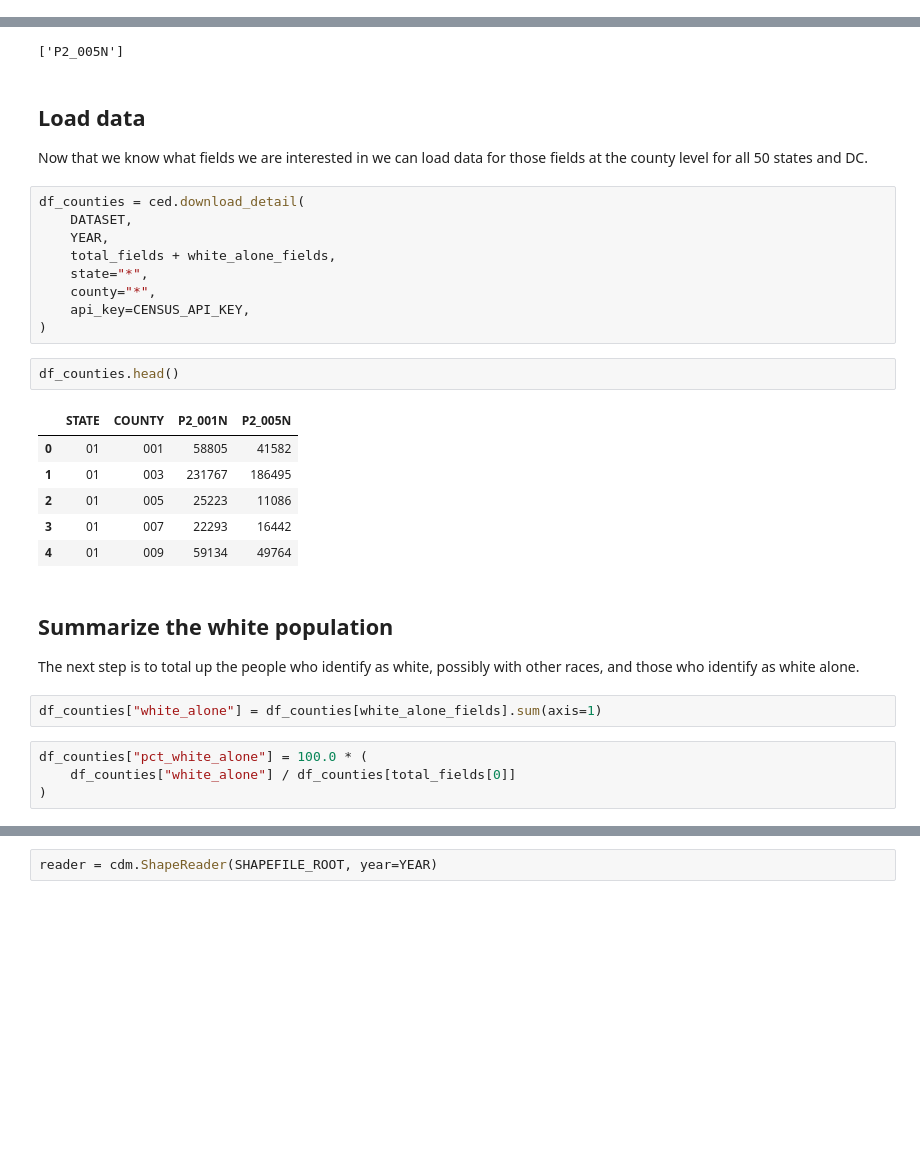
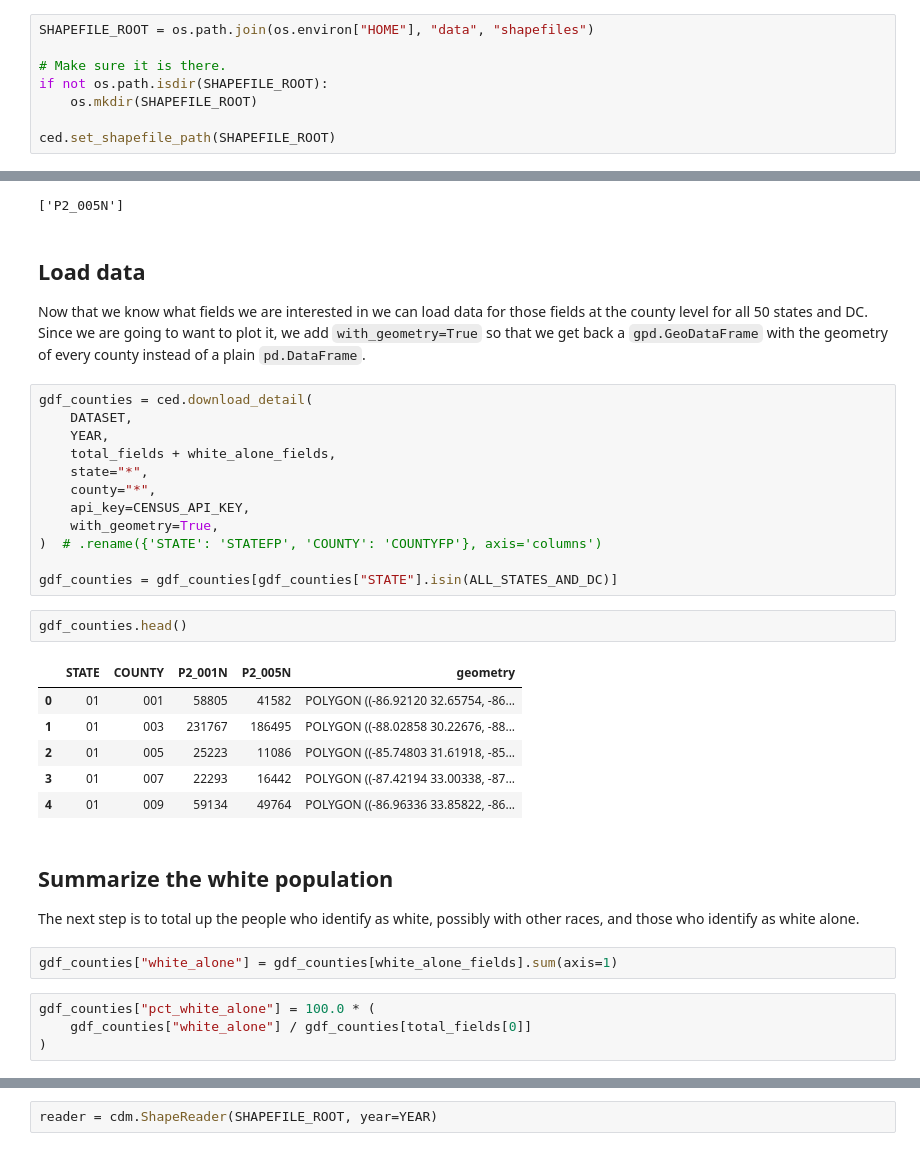
Before and after one commit to censusdis/censusdis, a Jupyter notebook: notebooks/Seeing White.ipynb, the cells around one changed output, grey strips where cells are left out. Drawn from its saved outputs; the diff is of its cells as text; blank space fills up the shorter version.

Commit message:
Update Seeing White.ipynb to demo with_geometry=True.

```diff
--- a/notebooks/Seeing White.ipynb
+++ b/notebooks/Seeing White.ipynb
@@ -40,6 +40,14 @@ For more details on what we are setting up here, see the comments
 in this [introductory notebook](https://github.com/vengroff/censusdis/blob/main/notebooks/SoMa%20DIS%20Demo.ipynb).
 # %%
 CENSUS_API_KEY = None
+# %%
+SHAPEFILE_ROOT = os.path.join(os.environ["HOME"], "data", "shapefiles")
+
+# Make sure it is there.
+if not os.path.isdir(SHAPEFILE_ROOT):
+    os.mkdir(SHAPEFILE_ROOT)
+
+ced.set_shapefile_path(SHAPEFILE_ROOT)
 # %%
 YEAR = 2020
 DATASET = "dec/pl"
@@ -74,34 +82,37 @@ white_alone_fields
 # %% [markdown]
 ## Load data
 
-Now that we know what fields we are interested in we can load data for those fields at the county level for all 50 states and DC.
+Now that we know what fields we are interested in we can load data for those fields at the county level for all 50 states and DC. Since we are going to want to plot it, we add `with_geometry=True` so that we get back a `gpd.GeoDataFrame` with the geometry of every county instead of a plain `pd.DataFrame`.
 # %%
-df_counties = ced.download_detail(
+gdf_counties = ced.download_detail(
     DATASET,
     YEAR,
     total_fields + white_alone_fields,
     state="*",
     county="*",
     api_key=CENSUS_API_KEY,
-)
+    with_geometry=True,
+)  # .rename({'STATE': 'STATEFP', 'COUNTY': 'COUNTYFP'}, axis='columns')
+
+gdf_counties = gdf_counties[gdf_counties["STATE"].isin(ALL_STATES_AND_DC)]
 # %%
-df_counties.head()
+gdf_counties.head()
 # %% [output]
-|  | STATE | COUNTY | P2_001N | P2_005N |
-| 0 | 01 | 001 | 58805 | 41582 |
-| 1 | 01 | 003 | 231767 | 186495 |
-| 2 | 01 | 005 | 25223 | 11086 |
-| 3 | 01 | 007 | 22293 | 16442 |
-| 4 | 01 | 009 | 59134 | 49764 |
+|  | STATE | COUNTY | P2_001N | P2_005N | geometry |
+| 0 | 01 | 001 | 58805 | 41582 | POLYGON ((-86.92120 32.65754, -86... |
+| 1 | 01 | 003 | 231767 | 186495 | POLYGON ((-88.02858 30.22676, -88... |
+| 2 | 01 | 005 | 25223 | 11086 | POLYGON ((-85.74803 31.61918, -85... |
+| 3 | 01 | 007 | 22293 | 16442 | POLYGON ((-87.42194 33.00338, -87... |
+| 4 | 01 | 009 | 59134 | 49764 | POLYGON ((-86.96336 33.85822, -86... |
 # %% [markdown]
 ## Summarize the white population
 
 The next step is to total up the people who identify as white, possibly with other races,
 and those who identify as white alone.
 # %%
-df_counties["white_alone"] = df_counties[white_alone_fields].sum(axis=1)
+gdf_counties["white_alone"] = gdf_counties[white_alone_fields].sum(axis=1)
 # %%
-df_counties["pct_white_alone"] = 100.0 * (
-    df_counties["white_alone"] / df_counties[total_fields[0]]
+gdf_counties["pct_white_alone"] = 100.0 * (
+    gdf_counties["white_alone"] / gdf_counties[total_fields[0]]
 )
 # %%
```
Also changed, not shown: parts of 8 cells of this notebook, 2 other files.
